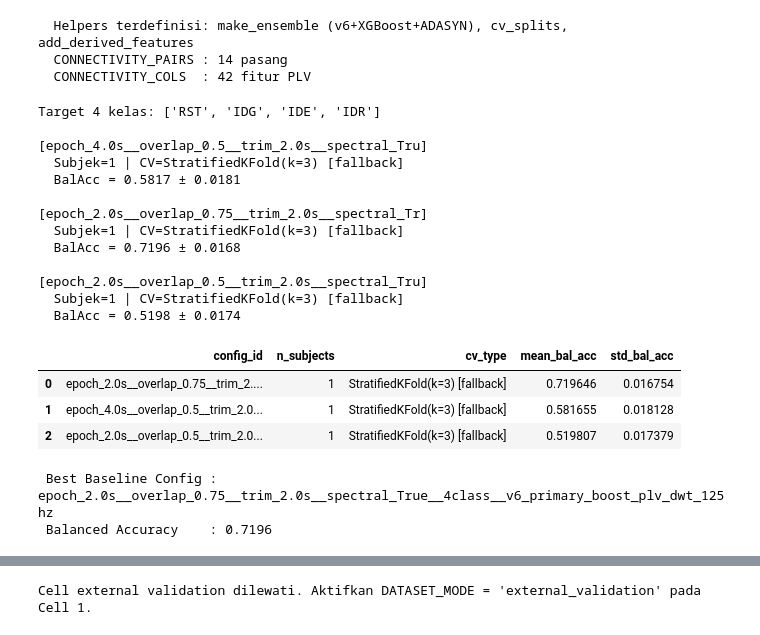
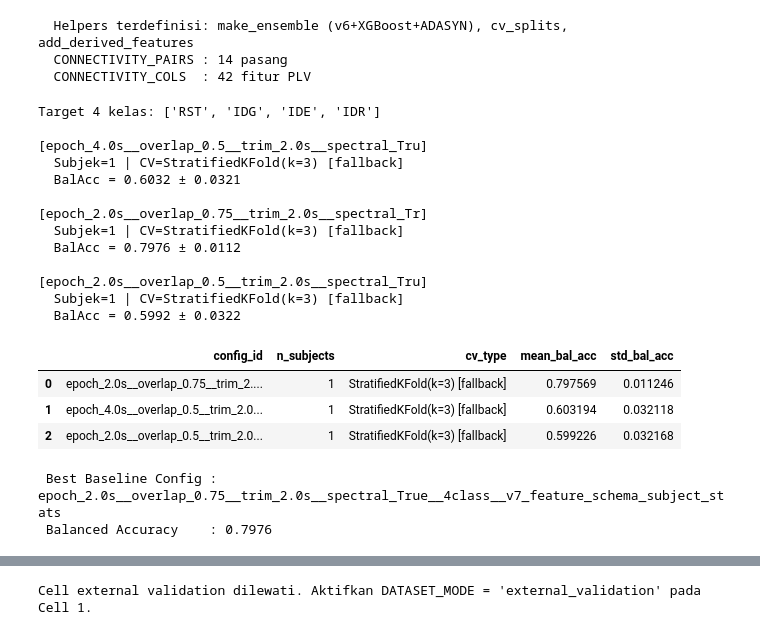
Before and after one commit to Ersaoktaviannn/eeg-creative-state-classifier, a Jupyter notebook: EEG_Secondary-v2.ipynb, the cells around one changed output, grey strips where cells are left out. Drawn from its saved outputs; the diff is of its cells as text; code cells hidden in the pictures.

```diff
--- a/EEG_Secondary-v2.ipynb
+++ b/EEG_Secondary-v2.ipynb
@@ -938,7 +903,7 @@ print(f"Target 4 kelas: {TARGET_LABELS}\n")
 baseline_results = []
 
 for ident, df in feature_tables.items():
-    X      = df[ALL_FEATURE_COLUMNS].fillna(0).values
+    X = df[get_baseline_feature_columns(df)].fillna(0).values
     y      = df["label"].values
     groups = df["group_id"].values
 
@@ -966,42 +931,42 @@ for ident, df in feature_tables.items():
         "n_subjects":   n_groups,
         "cv_type":      cv_type,
         "mean_bal_acc": np.mean(scores),
         "std_bal_acc":  np.std(scores),
     })
     print(f"[{ident[:48]:48s}]")
     print(f"  Subjek={n_groups} | CV={cv_type}")
     print(f"  BalAcc = {np.mean(scores):.4f} ± {np.std(scores):.4f}\n")
 
 baseline_df = (pd.DataFrame(baseline_results)
                  .sort_values("mean_bal_acc", ascending=False)
                  .reset_index(drop=True))
 display(baseline_df)
 
 best_res       = baseline_df.iloc[0]
 BEST_CONFIG_ID = best_res["config_id"]
-best_cols      = ALL_FEATURE_COLUMNS.copy()
+best_cols = get_baseline_feature_columns(feature_tables[BEST_CONFIG_ID])
 print(f"\n Best Baseline Config : {BEST_CONFIG_ID}")
 print(f" Balanced Accuracy    : {best_res['mean_bal_acc']:.4f}")
 # %% [output]
 Target 4 kelas: ['RST', 'IDG', 'IDE', 'IDR']
 
 [epoch_4.0s__overlap_0.5__trim_2.0s__spectral_Tru]
   Subjek=1 | CV=StratifiedKFold(k=3) [fallback]
-  BalAcc = 0.5817 ± 0.0181
+  BalAcc = 0.6032 ± 0.0321
 
 [epoch_2.0s__overlap_0.75__trim_2.0s__spectral_Tr]
   Subjek=1 | CV=StratifiedKFold(k=3) [fallback]
-  BalAcc = 0.7196 ± 0.0168
+  BalAcc = 0.7976 ± 0.0112
 
 [epoch_2.0s__overlap_0.5__trim_2.0s__spectral_Tru]
   Subjek=1 | CV=StratifiedKFold(k=3) [fallback]
-  BalAcc = 0.5198 ± 0.0174
+  BalAcc = 0.5992 ± 0.0322
 |  | config_id | n_subjects | cv_type | mean_bal_acc | std_bal_acc |
-| 0 | epoch_2.0s__overlap_0.75__trim_2.... | 1 | StratifiedKFold(k=3) [fallback] | 0.719646 | 0.016754 |
-| 1 | epoch_4.0s__overlap_0.5__trim_2.0... | 1 | StratifiedKFold(k=3) [fallback] | 0.581655 | 0.018128 |
-| 2 | epoch_2.0s__overlap_0.5__trim_2.0... | 1 | StratifiedKFold(k=3) [fallback] | 0.519807 | 0.017379 |
+| 0 | epoch_2.0s__overlap_0.75__trim_2.... | 1 | StratifiedKFold(k=3) [fallback] | 0.797569 | 0.011246 |
+| 1 | epoch_4.0s__overlap_0.5__trim_2.0... | 1 | StratifiedKFold(k=3) [fallback] | 0.603194 | 0.032118 |
+| 2 | epoch_2.0s__overlap_0.5__trim_2.0... | 1 | StratifiedKFold(k=3) [fallback] | 0.599226 | 0.032168 |
- Best Baseline Config : epoch_2.0s__overlap_0.75__trim_2.0s__spectral_True__4class__v6_primary_boost_plv_dwt_125hz
- Balanced Accuracy    : 0.7196
+ Best Baseline Config : epoch_2.0s__overlap_0.75__trim_2.0s__spectral_True__4class__v7_feature_schema_subject_stats
+ Balanced Accuracy    : 0.7976
 # %%
 # ============================================================
 # CELL 8 — IMBALANCE HANDLING + ENSEMBLE TUNING  (UPDATED v6)
```
Also changed, not shown: parts of 8 cells of this notebook.
